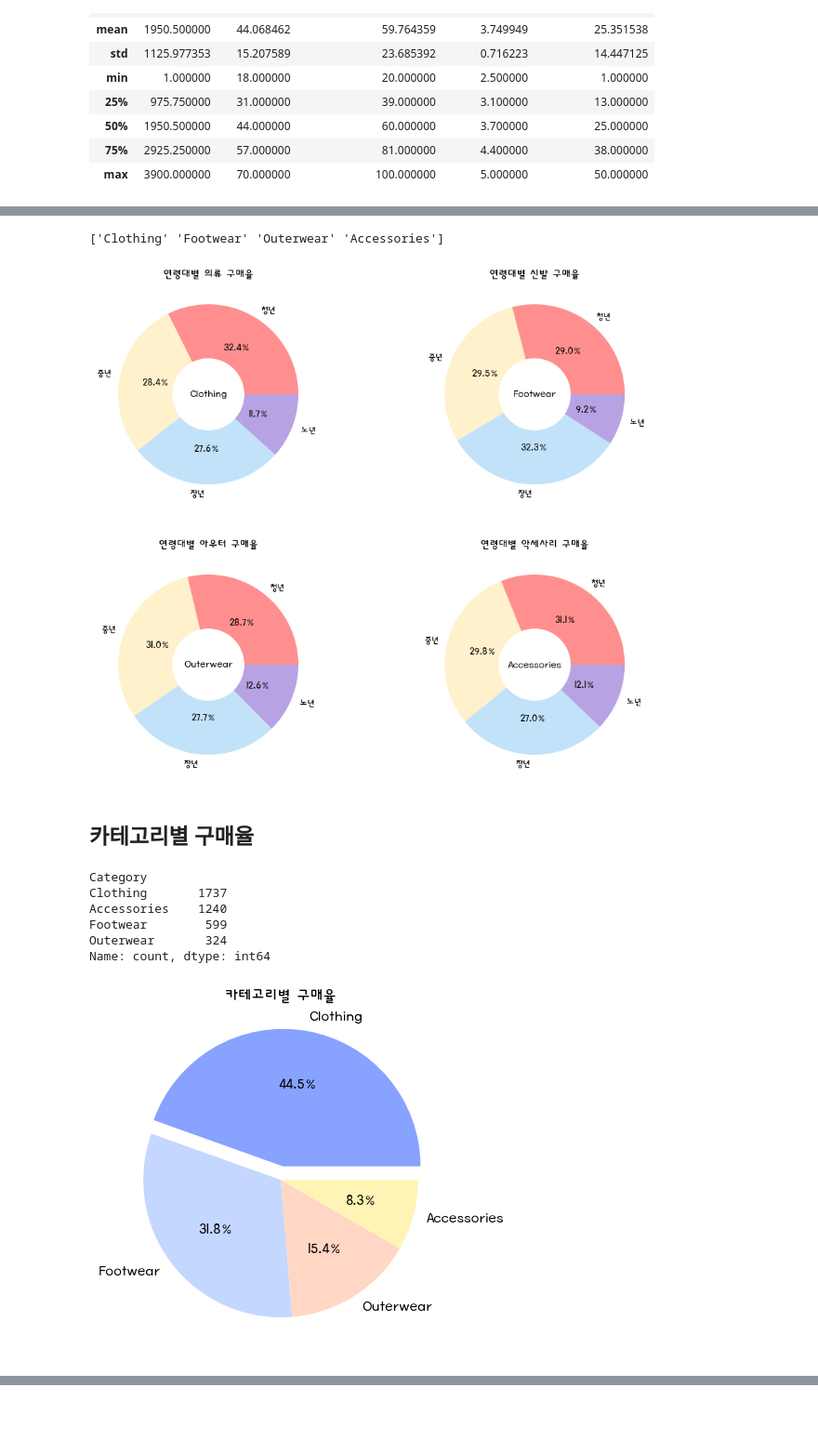
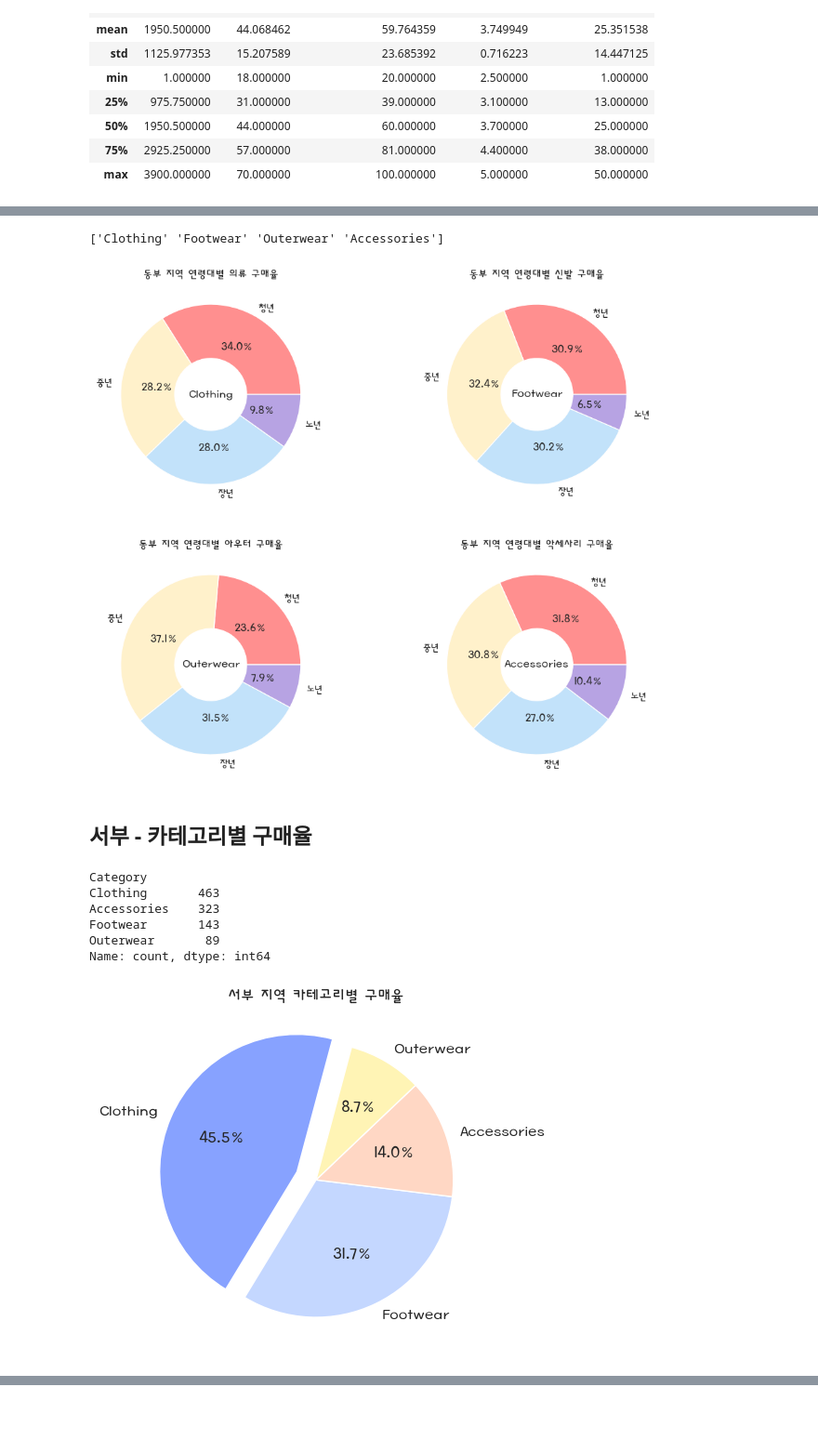
Before and after one commit to jr-2-team/shopping-data-analysis, a Jupyter notebook: HJH.ipynb, the cells around one changed output, grey strips where cells are left out. Shown at 93% size. Cells and saved outputs as stored; diff of their text form; code cells hidden in the pictures.

```diff
--- a/HJH.ipynb
+++ b/HJH.ipynb
@@ -99,11 +171,14 @@ shopping_df['AgeGroup'] = pd.cut(shopping_df['Age'],
                                  labels=['청년', '중년', '장년', '노년'],
                                  right=False)
 
+# 서부 지역만 필터링
+west = shopping_df[shopping_df['Region'] == '서부']
+
 # 카테고리별
-clothing_df = shopping_df[shopping_df['Category'] == 'Clothing']
-footwear_df = shopping_df[shopping_df['Category'] == 'Footwear']
-outwear_df = shopping_df[shopping_df['Category'] == 'Outerwear']
-accessories_df = shopping_df[shopping_df['Category'] == 'Accessories']
+clothing_df = west[west['Category'] == 'Clothing']
+footwear_df = west[west['Category'] == 'Footwear']
+outwear_df = west[west['Category'] == 'Outerwear']
+accessories_df = west[west['Category'] == 'Accessories']
 
 # 연령대별
 clothing_df_age = clothing_df['AgeGroup'].value_counts().sort_index()
@@ -117,51 +192,51 @@ fig, ax = plt.subplots(2, 2, figsize=(12,10))
 ax[0,0].pie(clothing_df_age, labels=clothing_df_age.index, autopct='%1.1f%%',
             wedgeprops={'width' : 0.6},
             colors=['#FF8F8F', '#FFF1CB', '#C2E2FA', '#B7A3E3'])
-ax[0,0].set_title('연령대별 의류 구매율')
+ax[0,0].set_title('동부 지역 연령대별 의류 구매율')
 ax[0,0].text(0, 0, 'Clothing', ha='center', va='center')
 
 ax[0,1].pie(footwear_df_age, labels=footwear_df_age.index, autopct='%1.1f%%',
             wedgeprops={'width' : 0.6},
             colors=['#FF8F8F', '#FFF1CB', '#C2E2FA', '#B7A3E3'])
-ax[0,1].set_title('연령대별 신발 구매율')
+ax[0,1].set_title('동부 지역 연령대별 신발 구매율')
 ax[0,1].text(0, 0, 'Footwear', ha='center', va='center')
 
 ax[1,0].pie(outwear_df_age, labels=outwear_df_age.index, autopct='%1.1f%%',
             wedgeprops={'width' : 0.6},
             colors=['#FF8F8F', '#FFF1CB', '#C2E2FA', '#B7A3E3'])
-ax[1,0].set_title('연령대별 아우터 구매율')
+ax[1,0].set_title('동부 지역 연령대별 아우터 구매율')
 ax[1,0].text(0, 0, 'Outerwear', ha='center', va='center')
 
 
 ax[1,1].pie(accessories_df_age, labels=accessories_df_age.index, autopct='%1.1f%%',
             wedgeprops={'width' : 0.6},
             colors=['#FF8F8F', '#FFF1CB', '#C2E2FA', '#B7A3E3'])
-ax[1,1].set_title('연령대별 악세사리 구매율')
+ax[1,1].set_title('동부 지역 연령대별 악세사리 구매율')
 ax[1,1].text(0, 0, 'Accessories', ha='center', va='center')
 
 plt.show()
 # %% [output]
 ['Clothing' 'Footwear' 'Outerwear' 'Accessories']
-[figure, old version]
+[figure, new version]
 # %% [markdown]
-## 카테고리별 구매율
+## 서부 - 카테고리별 구매율
 # %%
-print(shopping_df['Category'].value_counts())
+print(west['Category'].value_counts())
 
-category_count = shopping_df['Category'].value_counts()
+category_count = west['Category'].value_counts()
 
-plt.pie(category_count, labels=shopping_df['Category'].unique(),
-        autopct='%1.1f%%', explode=[0.1, 0, 0, 0],
+plt.pie(category_count, labels=west['Category'].unique(),
+        autopct='%1.1f%%', explode=[0.15, 0, 0, 0], startangle=75,
         colors=['#87A2FF', '#C4D7FF', '#FFD7C4', '#FFF4B5'])
 
-plt.title('카테고리별 구매율')
+plt.title('서부 지역 카테고리별 구매율')
 plt.show()
 # %% [output]
 Category
-Clothing       1737
-Accessories    1240
-Footwear        599
-Outerwear       324
+Clothing       463
+Accessories    323
+Footwear       143
+Outerwear       89
 Name: count, dtype: int64
-[figure, old version]
+[figure, new version]
 # %% [markdown]
```
Also changed, not shown: parts of 19 cells of this notebook.
